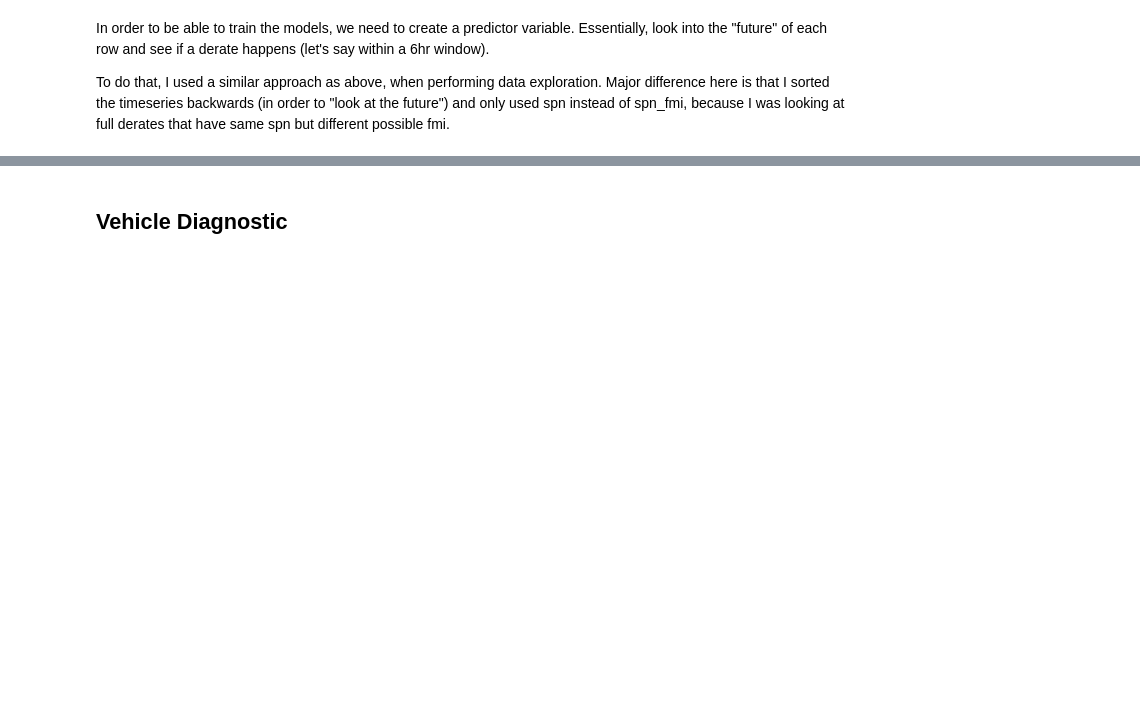
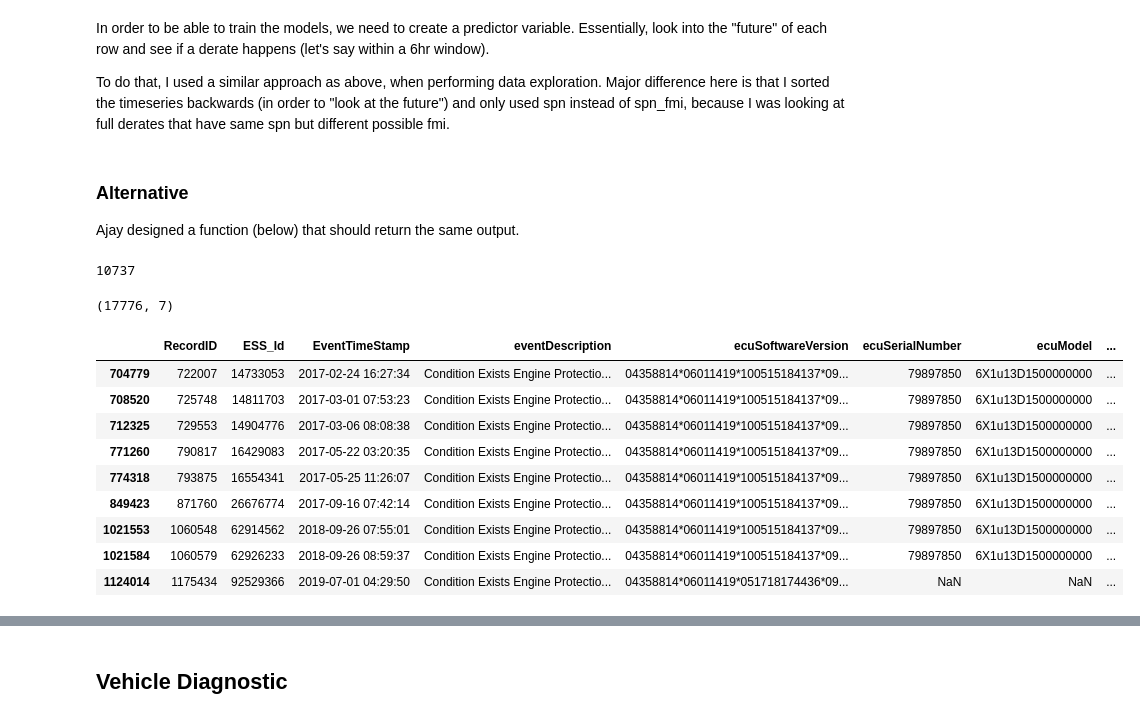
Before and after one commit to tomoumer/big_g_express-elden_ring, a Jupyter notebook: notebooks/data_exploration.ipynb, the cells around one changed output, grey strips where cells are left out. Saved outputs shown, nothing was run; the diff lists cells and outputs as text; code cells hidden in the pictures; blank space fills up the shorter version.

Commit message:
comparing alternative mode to flag future derates

```diff
--- a/notebooks/data_exploration.ipynb
+++ b/notebooks/data_exploration.ipynb
@@ -273,2 +274,6 @@ faults_rolling_future['target'] = np.where(faults_rolling_future['spn_5246'] > 0
 # %%
 y = faults_rolling_future[['RecordID', 'target']]
+# %% [markdown]
+### Alternative
+
+Ajay designed a function (below) that should return the same output.
@@ -274,0 +341,21 @@ y = faults_rolling_future[['RecordID', 'target']]
+# %%
+y['target'].sum()
+# %% [output]
+10737
+# %%
+df_filtered.shape
+# %% [output]
+(17776, 7)
+# %%
+faults[(faults['EquipmentID'] == '1864')  & (faults['spn'] == 1569)]
+# %% [output]
+|  | RecordID | ESS_Id | EventTimeStamp | eventDescription | ecuSoftwareVersion | ecuSerialNumber | ecuModel | ... |
+| 704779 | 722007 | 14733053 | 2017-02-24 16:27:34 | Condition Exists Engine Protectio... | 04358814*06011419*100515184137*09... | 79897850 | 6X1u13D1500000000 | ... |
+| 708520 | 725748 | 14811703 | 2017-03-01 07:53:23 | Condition Exists Engine Protectio... | 04358814*06011419*100515184137*09... | 79897850 | 6X1u13D1500000000 | ... |
+| 712325 | 729553 | 14904776 | 2017-03-06 08:08:38 | Condition Exists Engine Protectio... | 04358814*06011419*100515184137*09... | 79897850 | 6X1u13D1500000000 | ... |
+| 771260 | 790817 | 16429083 | 2017-05-22 03:20:35 | Condition Exists Engine Protectio... | 04358814*06011419*100515184137*09... | 79897850 | 6X1u13D1500000000 | ... |
+| 774318 | 793875 | 16554341 | 2017-05-25 11:26:07 | Condition Exists Engine Protectio... | 04358814*06011419*100515184137*09... | 79897850 | 6X1u13D1500000000 | ... |
+| 849423 | 871760 | 26676774 | 2017-09-16 07:42:14 | Condition Exists Engine Protectio... | 04358814*06011419*100515184137*09... | 79897850 | 6X1u13D1500000000 | ... |
+| 1021553 | 1060548 | 62914562 | 2018-09-26 07:55:01 | Condition Exists Engine Protectio... | 04358814*06011419*100515184137*09... | 79897850 | 6X1u13D1500000000 | ... |
+| 1021584 | 1060579 | 62926233 | 2018-09-26 08:59:37 | Condition Exists Engine Protectio... | 04358814*06011419*100515184137*09... | 79897850 | 6X1u13D1500000000 | ... |
+| 1124014 | 1175434 | 92529366 | 2019-07-01 04:29:50 | Condition Exists Engine Protectio... | 04358814*06011419*051718174436*09... | NaN | NaN | ... |
```
Also changed, not shown: parts of 7 cells of this notebook.
